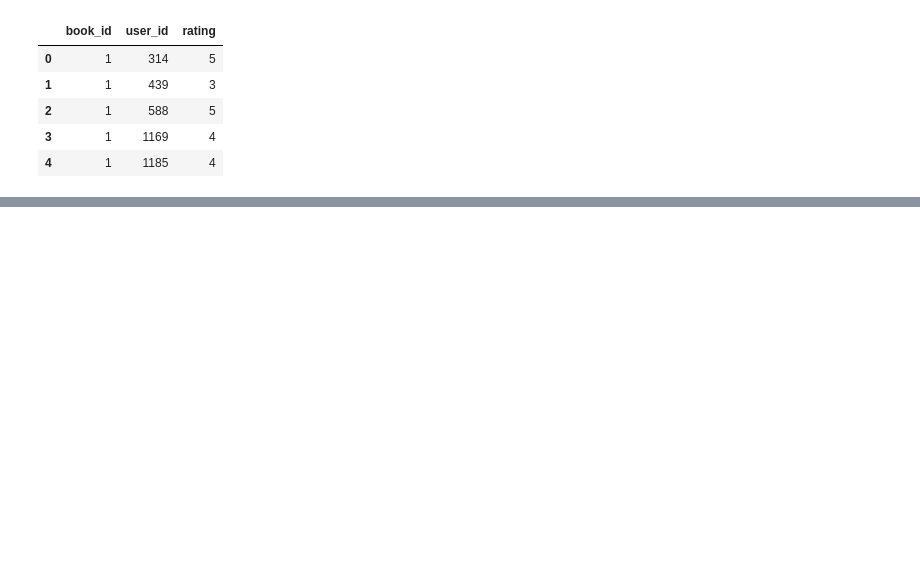
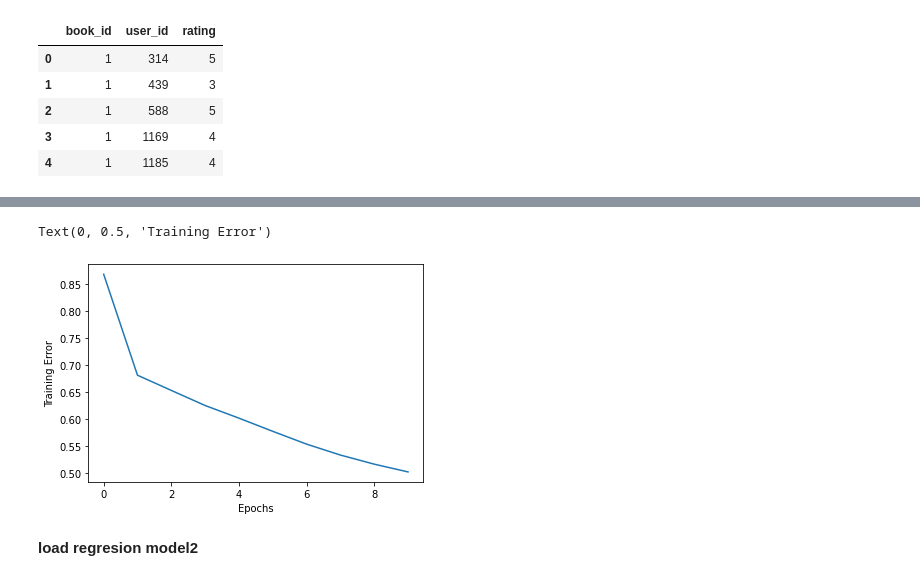
Before and after one commit to danfarh/recommender-system, a Jupyter notebook: recommender_system.ipynb, the cells around one changed output, grey strips where cells are left out. Drawn from its saved outputs; the diff is of its cells as text; code cells hidden in the pictures; blank space fills up the shorter version.

```diff
--- a/recommender_system.ipynb
+++ b/recommender_system.ipynb
@@ -18,0 +138,25 @@ dataset.head()
+# %%
+# creating book embedding path
+book_input = Input(shape=[1], name="Book-Input")
+book_embedding = Embedding(n_books+1, 5, name="Book-Embedding")(book_input)
+book_vec = Flatten(name="Flatten-Books")(book_embedding)
+
+# creating user embedding path
+user_input = Input(shape=[1], name="User-Input")
+user_embedding = Embedding(n_users+1, 5, name="User-Embedding")(user_input)
+user_vec = Flatten(name="Flatten-Users")(user_embedding)
+
+# concatenate features
+conc = Concatenate()([book_vec, user_vec])
+
+# add fully-connected-layers
+fc1 = Dense(128, activation='relu')(conc)
+fc2 = Dense(32, activation='relu')(fc1)
+out = Dense(1)(fc2)
+
+# Create model and compile it
+model2 = Model([user_input, book_input], out)
+# %%
+model2.compile(optimizer='adam', loss='mean_squared_error')
+# %%
+history = model2.fit([train.user_id, train.book_id], train.rating, epochs=10, batch_size=128, verbose=1)
@@ -18,0 +186,9 @@ dataset.head()
+# %%
+plt.plot(history.history['loss'])
+plt.xlabel("Epochs")
+plt.ylabel("Training Error")
+# %% [output]
+Text(0, 0.5, 'Training Error')
+[figure, added]
+# %% [markdown]
+**load regresion model2**
```
Also changed, not shown: parts of 42 cells of this notebook, 4 other files.
